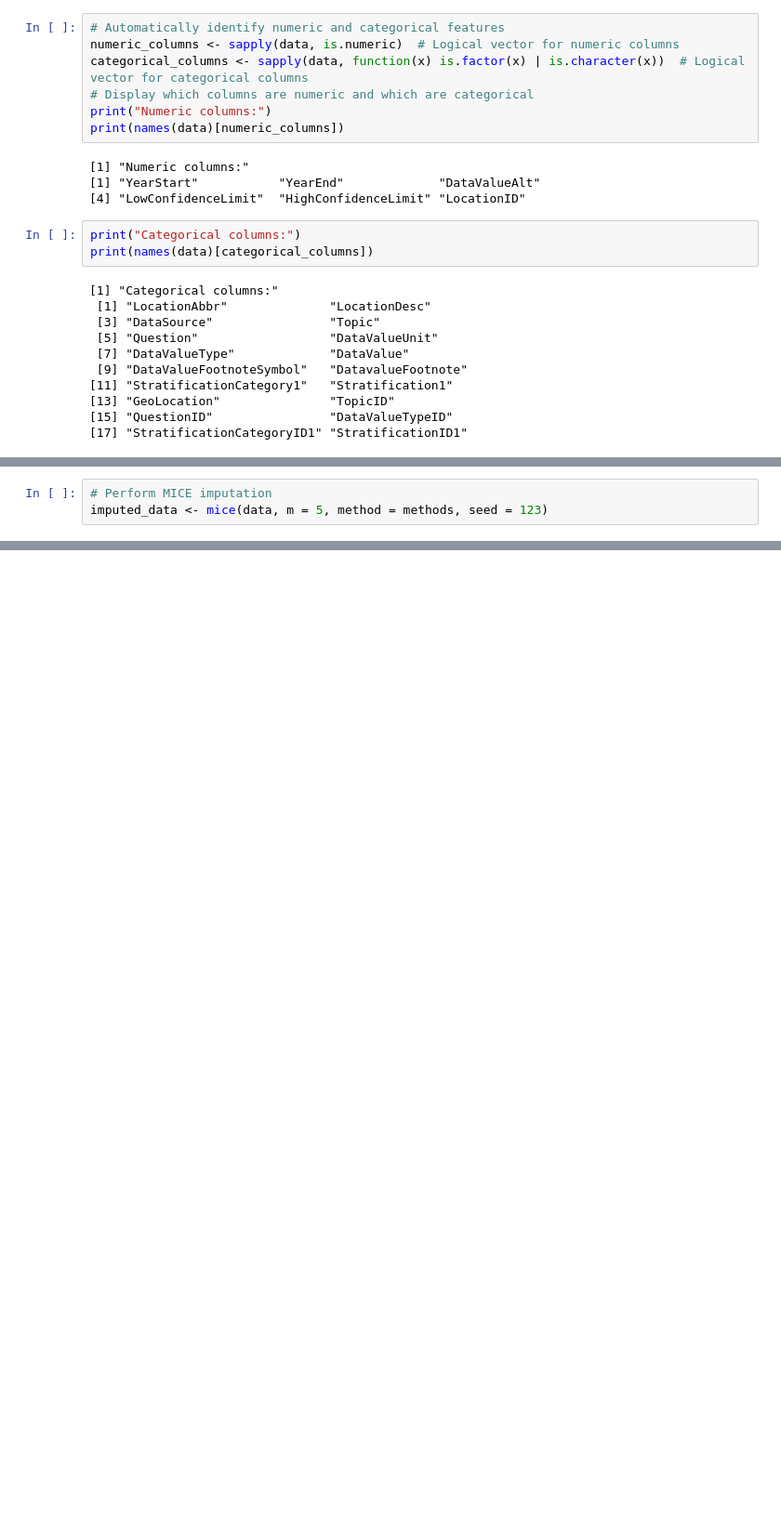
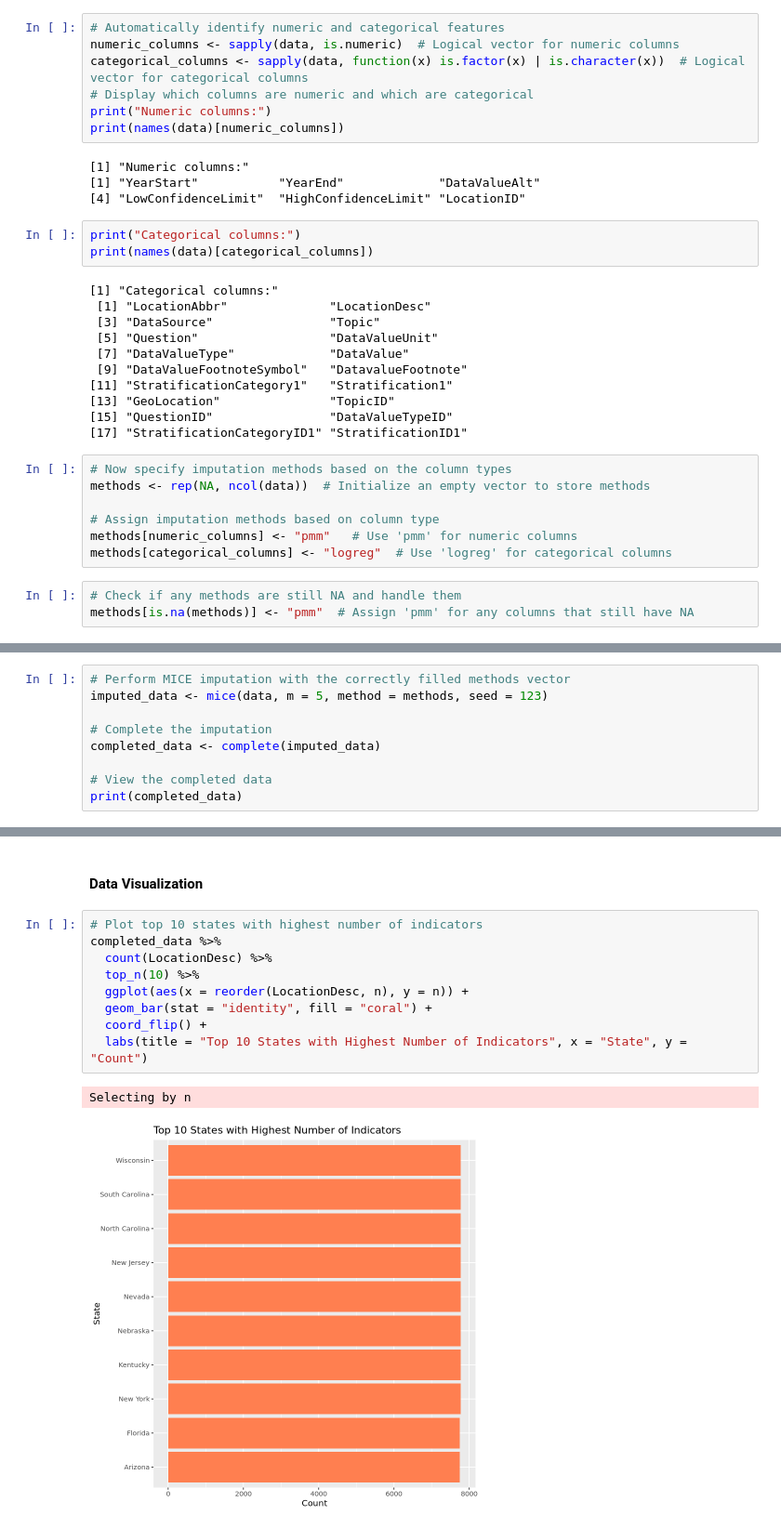
Before and after one commit to jparep/healthcare-analytics-with-R, a Jupyter notebook: healthcare-analysis.ipynb, the cells around one changed output, grey strips where cells are left out. Shown at 93% size. Drawn from its saved outputs; the diff is of its cells as text; blank space fills up the shorter version.

Commit message:
Top 10 states visualize

```diff
--- a/healthcare-analysis.ipynb
+++ b/healthcare-analysis.ipynb
@@ -219,3 +219,13 @@ print(names(data)[categorical_columns])
 [13] "GeoLocation"               "TopicID"
 [15] "QuestionID"                "DataValueTypeID"
 [17] "StratificationCategoryID1" "StratificationID1"
+# %%
+# Now specify imputation methods based on the column types
+methods <- rep(NA, ncol(data))  # Initialize an empty vector to store methods
+
+# Assign imputation methods based on column type
+methods[numeric_columns] <- "pmm"   # Use 'pmm' for numeric columns
+methods[categorical_columns] <- "logreg"  # Use 'logreg' for categorical columns
+# %%
+# Check if any methods are still NA and handle them
+methods[is.na(methods)] <- "pmm"  # Assign 'pmm' for any columns that still have NA
@@ -222,4 +240,10 @@ print(names(data)[categorical_columns])
 # %%
-# Perform MICE imputation
+# Perform MICE imputation with the correctly filled methods vector
 imputed_data <- mice(data, m = 5, method = methods, seed = 123)
+
+# Complete the imputation
+completed_data <- complete(imputed_data)
+
+# View the completed data
+print(completed_data)
 # %% [output]
@@ -226,0 +289,14 @@ ERROR: Error in as.character(text): cannot coerce type 'closure' to vector of ty
+# %% [markdown]
+#### Data Visualization
+# %%
+# Plot top 10 states with highest number of indicators
+completed_data %>%
+  count(LocationDesc) %>%
+  top_n(10) %>%
+  ggplot(aes(x = reorder(LocationDesc, n), y = n)) +
+  geom_bar(stat = "identity", fill = "coral") +
+  coord_flip() +
+  labs(title = "Top 10 States with Highest Number of Indicators", x = "State", y = "Count")
+# %% [output]
+Selecting by n
+[figure, added]
```
Also changed, not shown: parts of 5 cells of this notebook.
